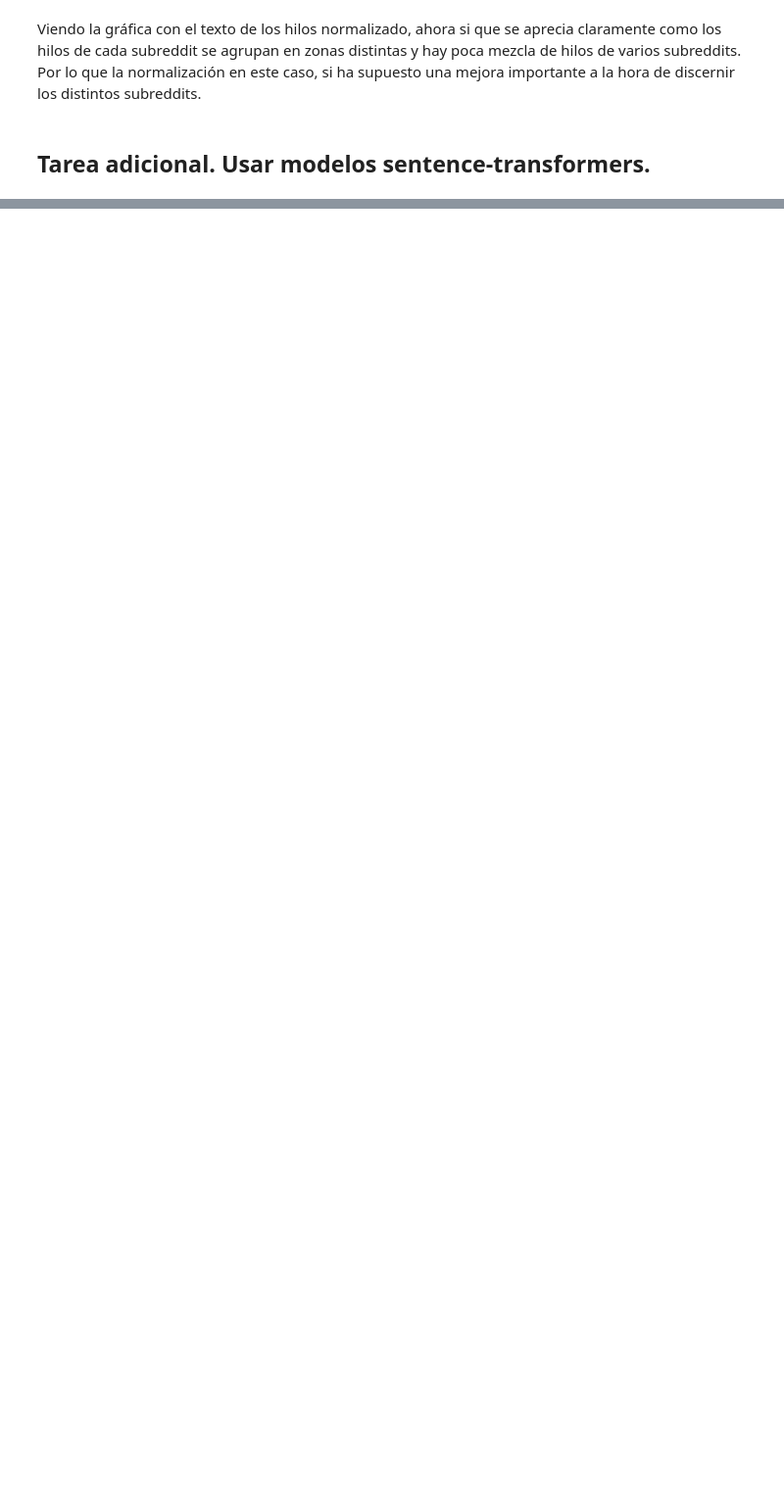
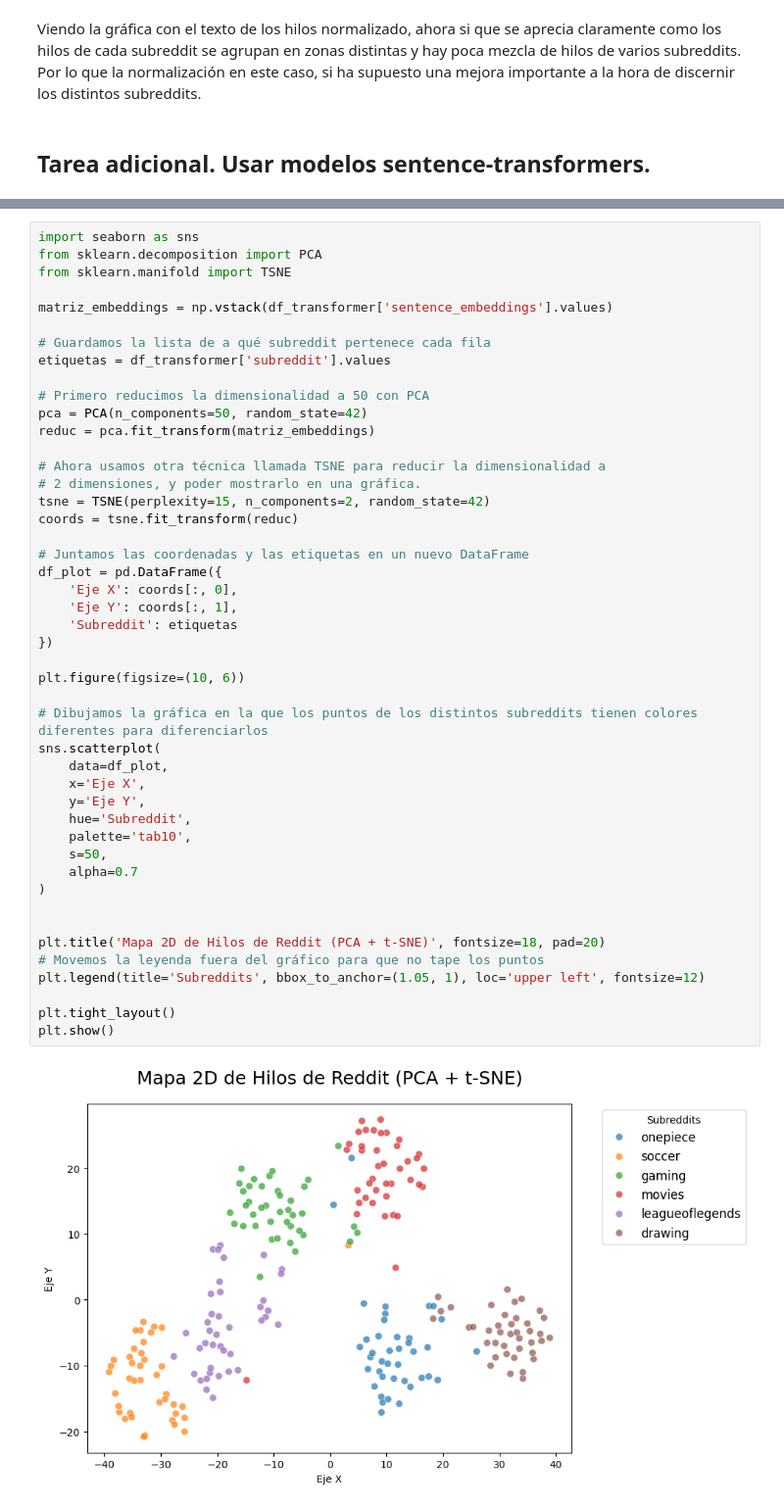
Before and after one commit to mario-mellinasn-um-es/PLN-entregable, a Jupyter notebook: apartado3.ipynb, the cells around one changed output, grey strips where cells are left out. Shown at 98% size. Drawn from its saved outputs; the diff is of its cells as text; blank space fills up the shorter version.

```diff
--- a/apartado3.ipynb
+++ b/apartado3.ipynb
@@ -391,0 +483,48 @@ model = AutoModel.from_pretrained("sentence-transformers/all-MiniLM-L6-v2")
+# %%
+import seaborn as sns
+from sklearn.decomposition import PCA
+from sklearn.manifold import TSNE
+
+matriz_embeddings = np.vstack(df_transformer['sentence_embeddings'].values)
+
+# Guardamos la lista de a qué subreddit pertenece cada fila
+etiquetas = df_transformer['subreddit'].values
+
+# Primero reducimos la dimensionalidad a 50 con PCA
+pca = PCA(n_components=50, random_state=42)
+reduc = pca.fit_transform(matriz_embeddings)
+
+# Ahora usamos otra técnica llamada TSNE para reducir la dimensionalidad a
+# 2 dimensiones, y poder mostrarlo en una gráfica.
+tsne = TSNE(perplexity=15, n_components=2, random_state=42)
+coords = tsne.fit_transform(reduc)
+
+# Juntamos las coordenadas y las etiquetas en un nuevo DataFrame
+df_plot = pd.DataFrame({
+    'Eje X': coords[:, 0],
+    'Eje Y': coords[:, 1],
+    'Subreddit': etiquetas
+})
+
+plt.figure(figsize=(10, 6))
+
+# Dibujamos la gráfica en la que los puntos de los distintos subreddits tienen colores diferentes para diferenciarlos
+sns.scatterplot(
+    data=df_plot,
+    x='Eje X',
+    y='Eje Y',
+    hue='Subreddit',
+    palette='tab10',
+    s=50,
+    alpha=0.7
+)
+
+
+plt.title('Mapa 2D de Hilos de Reddit (PCA + t-SNE)', fontsize=18, pad=20)
+# Movemos la leyenda fuera del gráfico para que no tape los puntos
+plt.legend(title='Subreddits', bbox_to_anchor=(1.05, 1), loc='upper left', fontsize=12)
+
+plt.tight_layout()
+plt.show()
+# %% [output]
+[figure, added]
```
Also changed, not shown: parts of 9 cells of this notebook.
